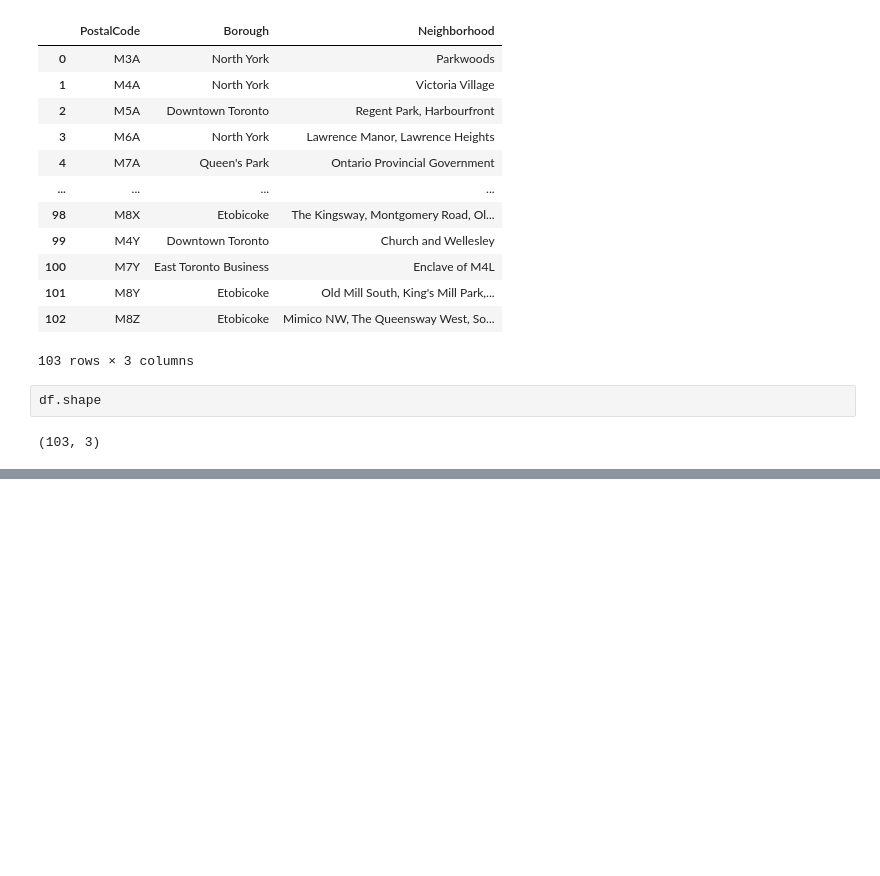
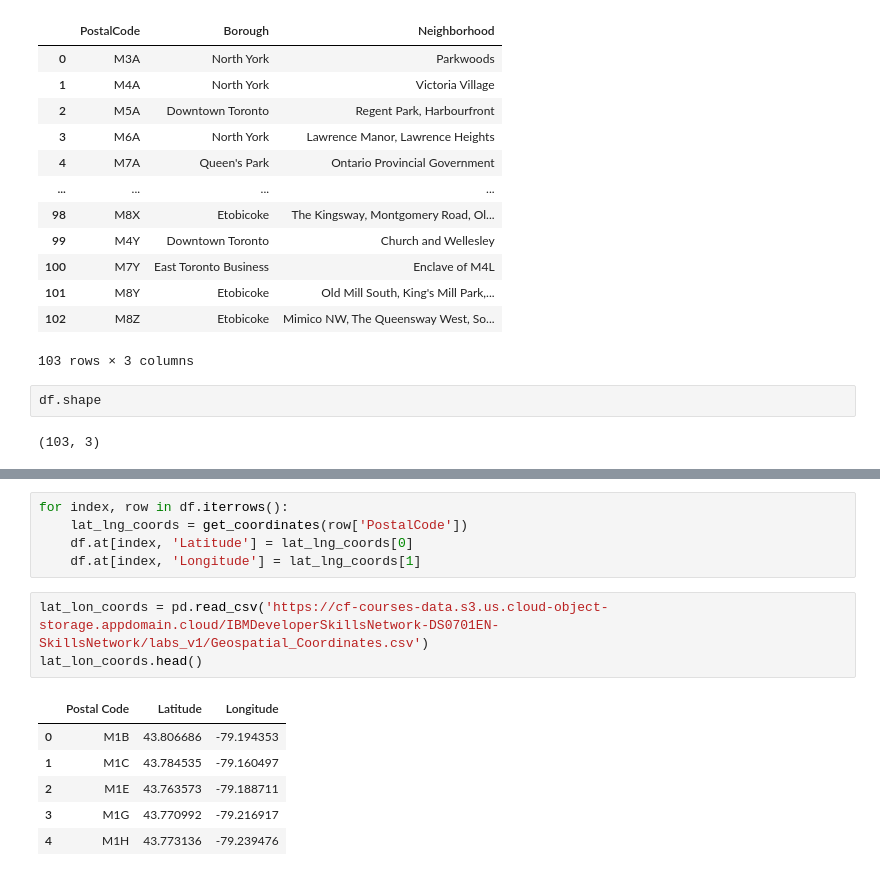
Before and after one commit to alifarahat16/City-of-Toronto, a Jupyter notebook: Segmenting and Clustering Neighborhoods in Toronto.ipynb, the cells around one changed output, grey strips where cells are left out. Saved outputs shown, nothing was run; the diff lists cells and outputs as text; blank space fills up the shorter version.

```diff
--- a/Segmenting and Clustering Neighborhoods in Toronto.ipynb
+++ b/Segmenting and Clustering Neighborhoods in Toronto.ipynb
@@ -68,0 +129,15 @@ df.shape
+# %%
+for index, row in df.iterrows():
+    lat_lng_coords = get_coordinates(row['PostalCode'])
+    df.at[index, 'Latitude'] = lat_lng_coords[0]
+    df.at[index, 'Longitude'] = lat_lng_coords[1]
+# %%
+lat_lon_coords = pd.read_csv('https://cf-courses-data.s3.us.cloud-object-storage.appdomain.cloud/IBMDeveloperSkillsNetwork-DS0701EN-SkillsNetwork/labs_v1/Geospatial_Coordinates.csv')
+lat_lon_coords.head()
+# %% [output]
+|  | Postal Code | Latitude | Longitude |
+| 0 | M1B | 43.806686 | -79.194353 |
+| 1 | M1C | 43.784535 | -79.160497 |
+| 2 | M1E | 43.763573 | -79.188711 |
+| 3 | M1G | 43.770992 | -79.216917 |
+| 4 | M1H | 43.773136 | -79.239476 |
```
Also changed, not shown: parts of 6 cells of this notebook.
